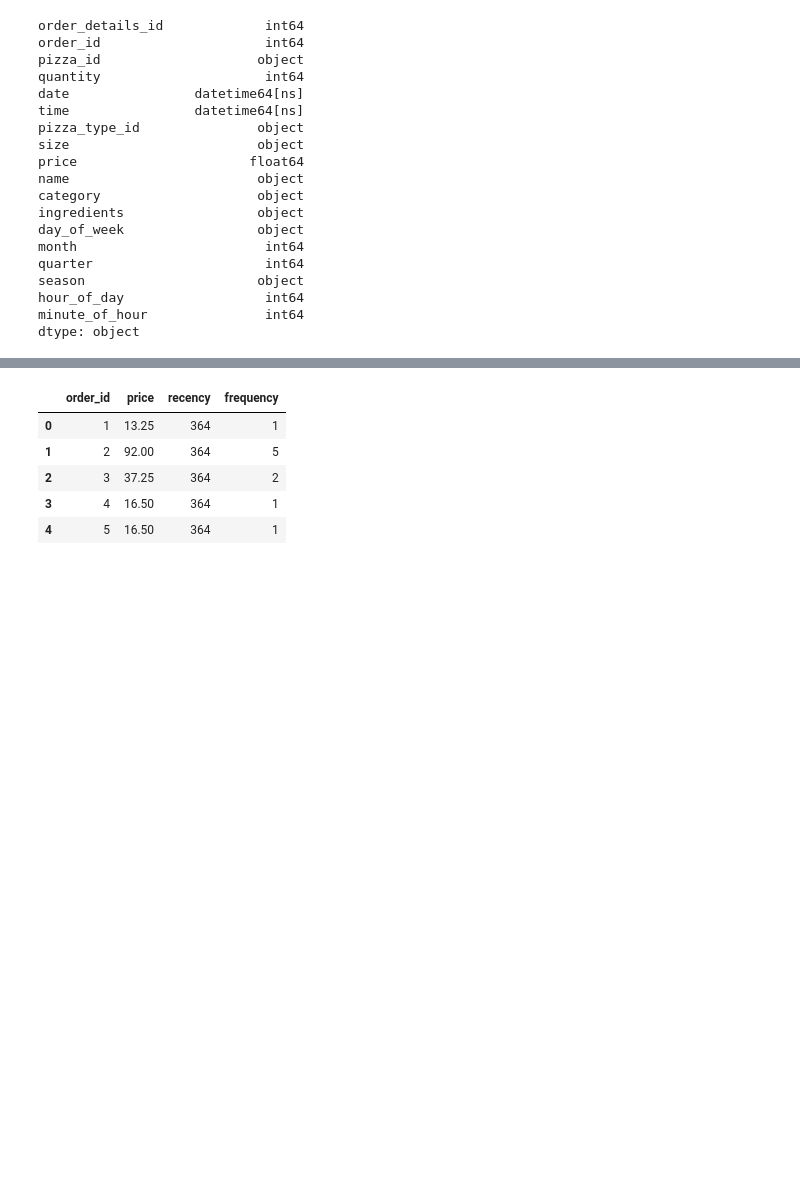
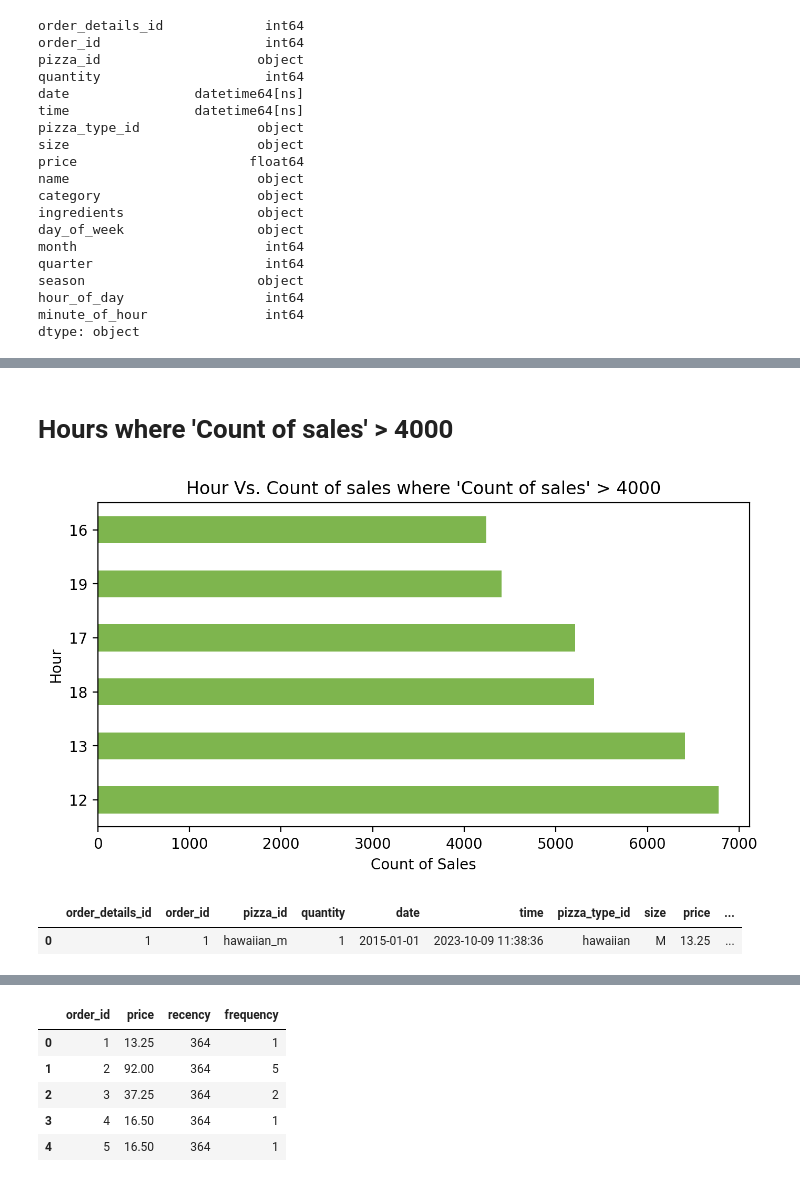
Before and after one commit to The-DigitalAcademy/pizza_sales_analysis, a Jupyter notebook: pizza-notebook.ipynb, the cells around one changed output, grey strips where cells are left out. Cells and saved outputs as stored; diff of their text form; code cells hidden in the pictures; blank space fills up the shorter version.

```diff
--- a/pizza-notebook.ipynb
+++ b/pizza-notebook.ipynb
@@ -445,0 +497,18 @@ df_merged.to_csv('pizza_data_analysis.csv')
+# %% [markdown]
+# Hours where 'Count of sales' > 4000
+# %%
+# Hours where 'Count of sales' > 4000 (Peak Periods)
+
+plt.figure(figsize=(8,4),dpi=200)
+df_merged.groupby(['hour_of_day'])['quantity'].sum().sort_values(ascending=False)[:6].plot(kind='barh',color='#7eb54e')
+plt.xlabel("Count of Sales")
+plt.ylabel("Hour")
+plt.title("Hour Vs. Count of sales where 'Count of sales' > 4000")
+plt.show()
+# %% [output]
+[figure, added]
+# %%
+df_merged.head(1)
+# %% [output]
+|  | order_details_id | order_id | pizza_id | quantity | date | time | pizza_type_id | size | price | ... |
+| 0 | 1 | 1 | hawaiian_m | 1 | 2015-01-01 | 2023-10-09 11:38:36 | hawaiian | M | 13.25 | ... |
```
Also changed, not shown: parts of 28 cells of this notebook.
